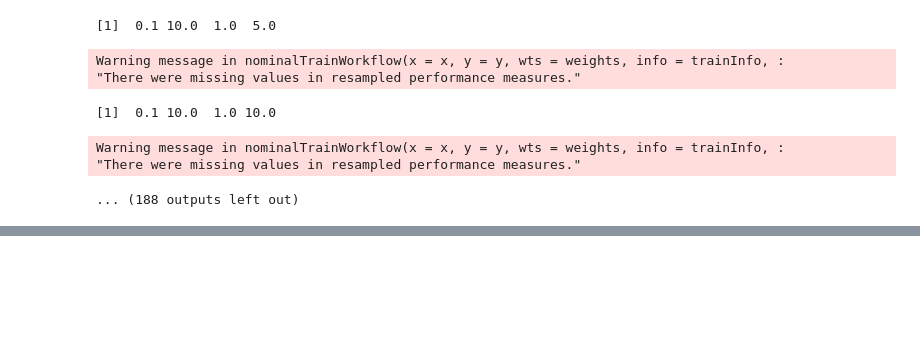
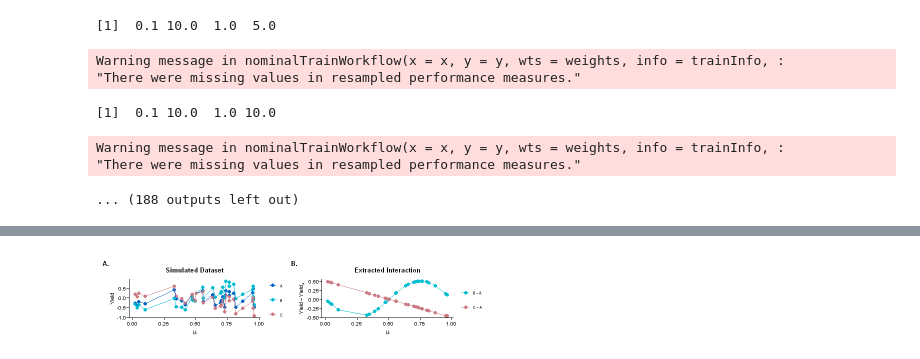
Before and after one commit to doyle-lab-ucla/deoxyfluorination_modeling, a Jupyter notebook: notebooks/Simulation-HTE-R.ipynb, the cells around one changed output, grey strips where cells are left out. Drawn from its saved outputs; the diff is of its cells as text; code cells hidden in the pictures; blank space fills up the shorter version.

```diff
--- a/notebooks/Simulation-HTE-R.ipynb
+++ b/notebooks/Simulation-HTE-R.ipynb
@@ -389,0 +408,38 @@ ggsave("../doexyF_paper/plots/simulation_C.svg",
+# %%
+# make simulated data with 1:1 ratio between main/interaction effects
+n_sub <- 30
+d <- make_data("2", n_sub, 1, 0, 1) %>%
+    mutate(sub = factor(extra_var_1, labels = paste("sub_", 1:n_sub)))
+# %%
+# model the data including and interaction effect
+m <- lm(target ~ sub * cond, data = d)
+
+# calculate the differences using contrast on A
+sc <- emmeans(m, trt.vs.ctrl ~ cond | sub, ref = "A")
+# %%
+# plot the original data
+pv_data <- d %>%
+ggplot(aes(x = var, y = target, col = cond)) +
+    geom_point() +
+    geom_line() +
+    scale_color_manual(values = agd_palette) +
+    labs(x = expression(mu), y = expression(Yield),
+    title = "Simulated Dataset", tag = "A.") +
+    theme_prism(base_size = 6.3)
+
+
+# plot the contrast
+pv_ctr <- sc$contrast %>%
+    as.data.frame() %>%
+    left_join(d %>% select(sub, var) %>% unique(), by = "sub") %>%
+ggplot(aes(x = var, y = estimate, col = contrast)) +
+    geom_point() +
+    geom_line() +
+    scale_color_manual(values = agd_palette[c(2, 3)]) +
+    labs(x = expression(mu), y = expression(Yield - Yield[A]),
+    title = "Extracted Interaction", tag = "B.") +
+    theme_prism(base_size = 6.3)
+
+pv_data + pv_ctr
+# %% [output]
+[figure, added]
```
Also changed, not shown: parts of 13 cells of this notebook.
